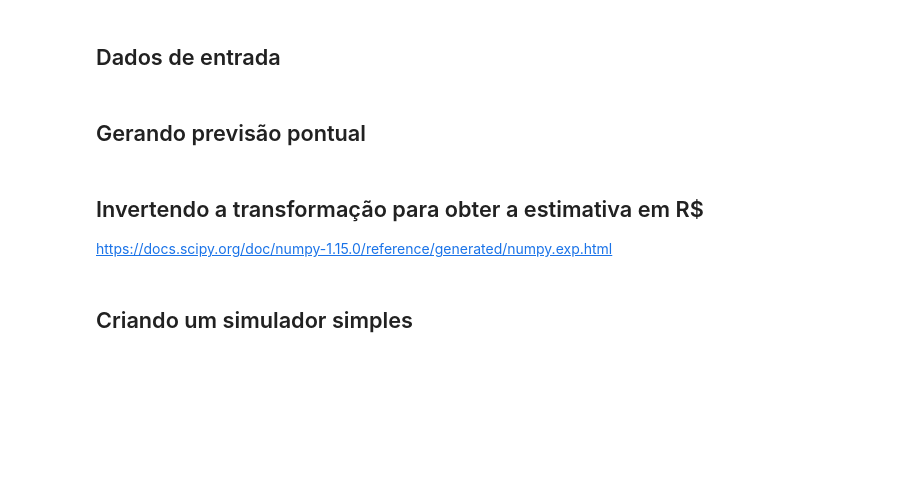
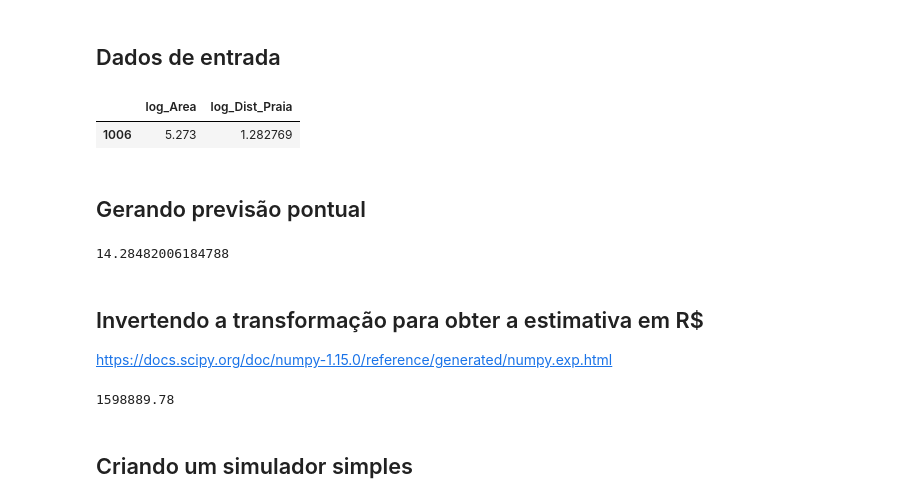
Before and after one commit to fcardosoo/Alura-014-Regressao-Linear-tecnicas-avancadas-de-modelagem, a Jupyter notebook: Projeto/Regressão Linear.ipynb, the cells around one changed output. Drawn from its saved outputs; the diff is of its cells as text; code cells hidden in the pictures; blank space fills up the shorter version.

```diff
--- a/Projeto/Regressão Linear.ipynb
+++ b/Projeto/Regressão Linear.ipynb
@@ -475,11 +475,27 @@ R² = 0.7904
 <hr style='border: 2px solid red;'>
 # %% [markdown]
 ## Dados de entrada
+# %%
+entrada = X_test[0:1]
+entrada
+# %% [output]
+|  | log_Area | log_Dist_Praia |
+| 1006 | 5.273 | 1.282769 |
 # %% [markdown]
 ## Gerando previsão pontual
+# %%
+# Aqui a saída é log do valor, para sabermos o valor real em R$ é necessário desconverter
+modelo.predict(entrada)[0]
+# %% [output]
+14.28482006184788
 # %% [markdown]
 ## Invertendo a transformação para obter a estimativa em R$
 
 https://docs.scipy.org/doc/numpy-1.15.0/reference/generated/numpy.exp.html
+# %%
+# Aqui temos o valor de R$1.598.889,78 para o imível
+round(np.exp(modelo.predict(entrada)[0]), 2)
+# %% [output]
+1598889.78
 # %% [markdown]
 ## Criando um simulador simples
```
Also changed, not shown: parts of 1 cell of this notebook.
